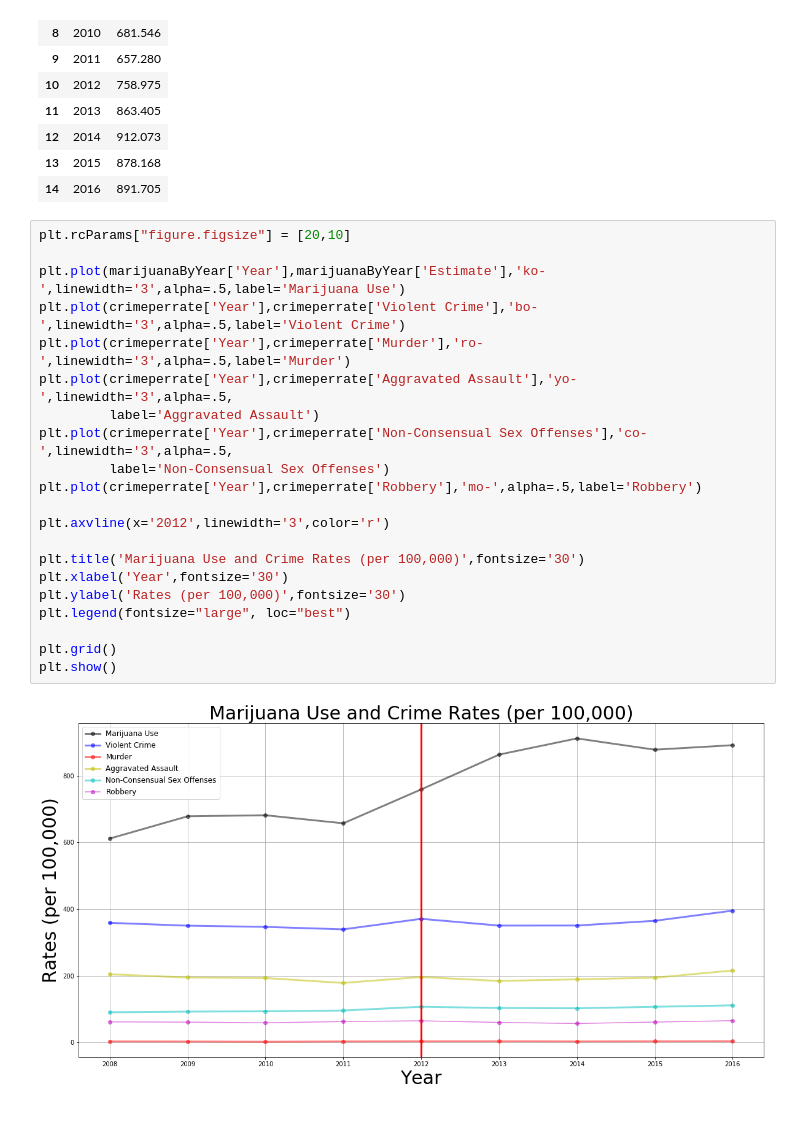
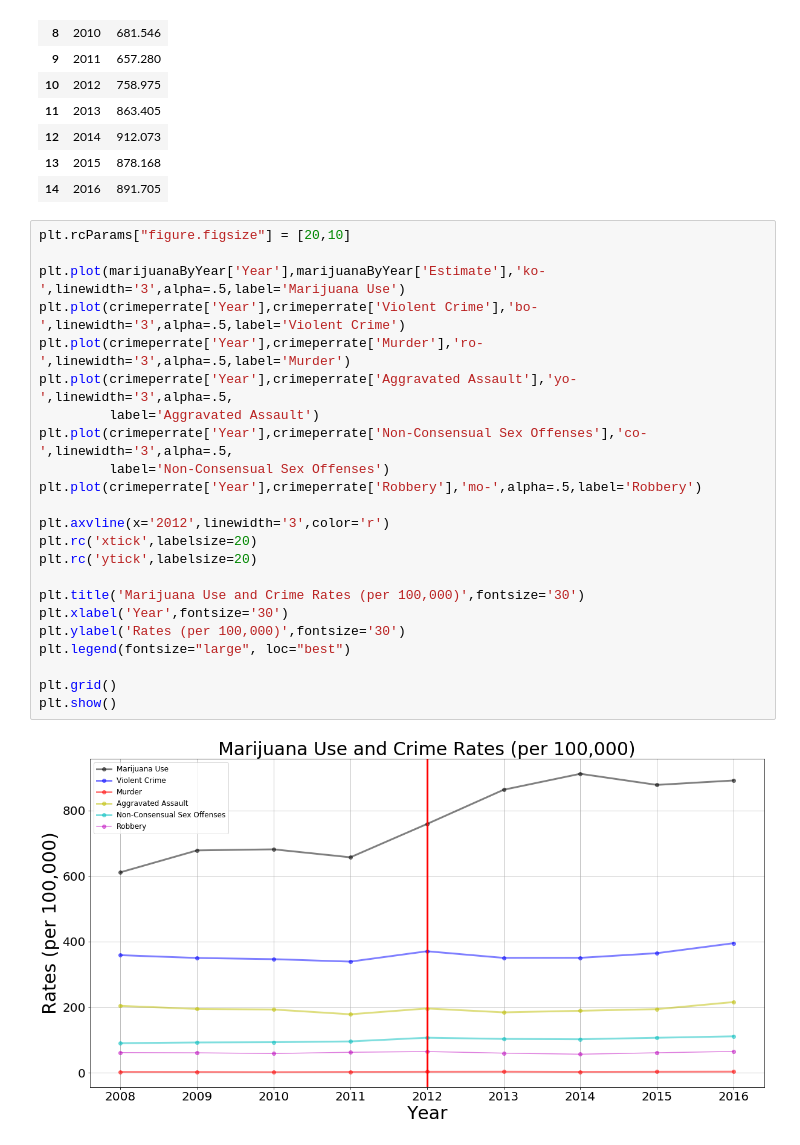
Before and after one commit to zdsteele/Project_1, a Jupyter notebook: Firestone/Violent Crimes.ipynb, the cells around one changed output. Drawn from its saved outputs; the diff is of its cells as text.

```diff
--- a/Firestone/Violent Crimes.ipynb
+++ b/Firestone/Violent Crimes.ipynb
@@ -310,23 +310,25 @@ marijuanaByYear
 # %%
 plt.rcParams["figure.figsize"] = [20,10]
 
 plt.plot(marijuanaByYear['Year'],marijuanaByYear['Estimate'],'ko-',linewidth='3',alpha=.5,label='Marijuana Use')
 plt.plot(crimeperrate['Year'],crimeperrate['Violent Crime'],'bo-',linewidth='3',alpha=.5,label='Violent Crime')
 plt.plot(crimeperrate['Year'],crimeperrate['Murder'],'ro-',linewidth='3',alpha=.5,label='Murder')
 plt.plot(crimeperrate['Year'],crimeperrate['Aggravated Assault'],'yo-',linewidth='3',alpha=.5,
          label='Aggravated Assault')
 plt.plot(crimeperrate['Year'],crimeperrate['Non-Consensual Sex Offenses'],'co-',linewidth='3',alpha=.5,
          label='Non-Consensual Sex Offenses')
 plt.plot(crimeperrate['Year'],crimeperrate['Robbery'],'mo-',alpha=.5,label='Robbery')
 
 plt.axvline(x='2012',linewidth='3',color='r')
+plt.rc('xtick',labelsize=20)
+plt.rc('ytick',labelsize=20)
 
 plt.title('Marijuana Use and Crime Rates (per 100,000)',fontsize='30')
 plt.xlabel('Year',fontsize='30')
 plt.ylabel('Rates (per 100,000)',fontsize='30')
 plt.legend(fontsize="large", loc="best")
 
 plt.grid()
 plt.show()
 # %% [output]
-[figure, old version]
+[figure, new version]
```
Also changed, not shown: parts of 1 cell of this notebook.
